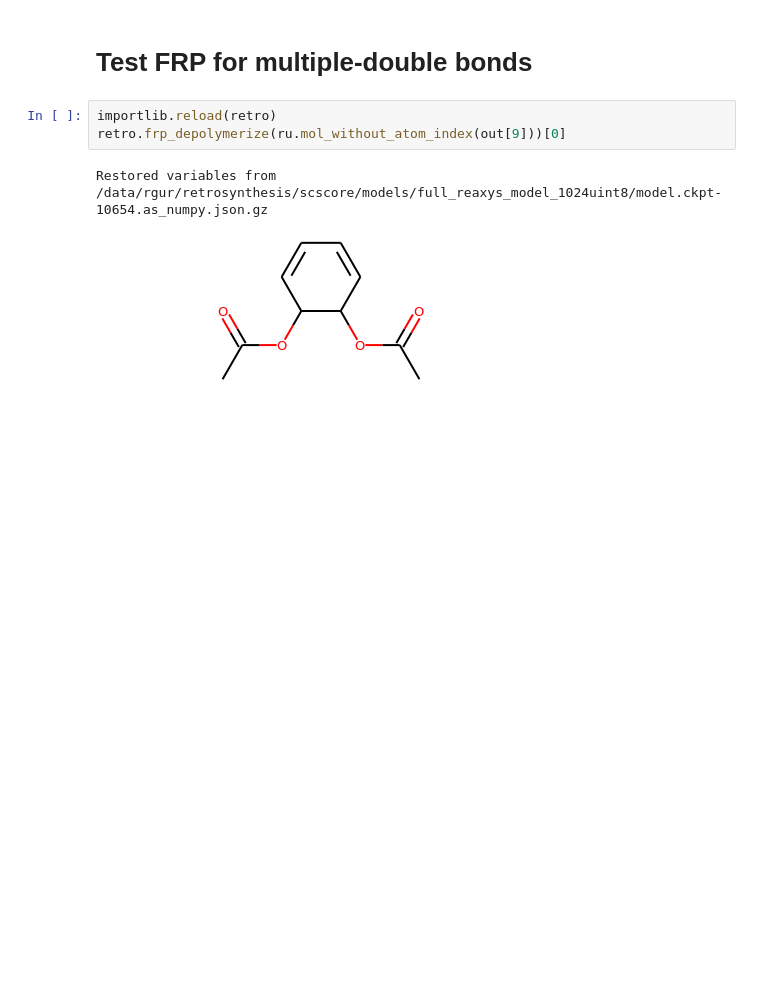
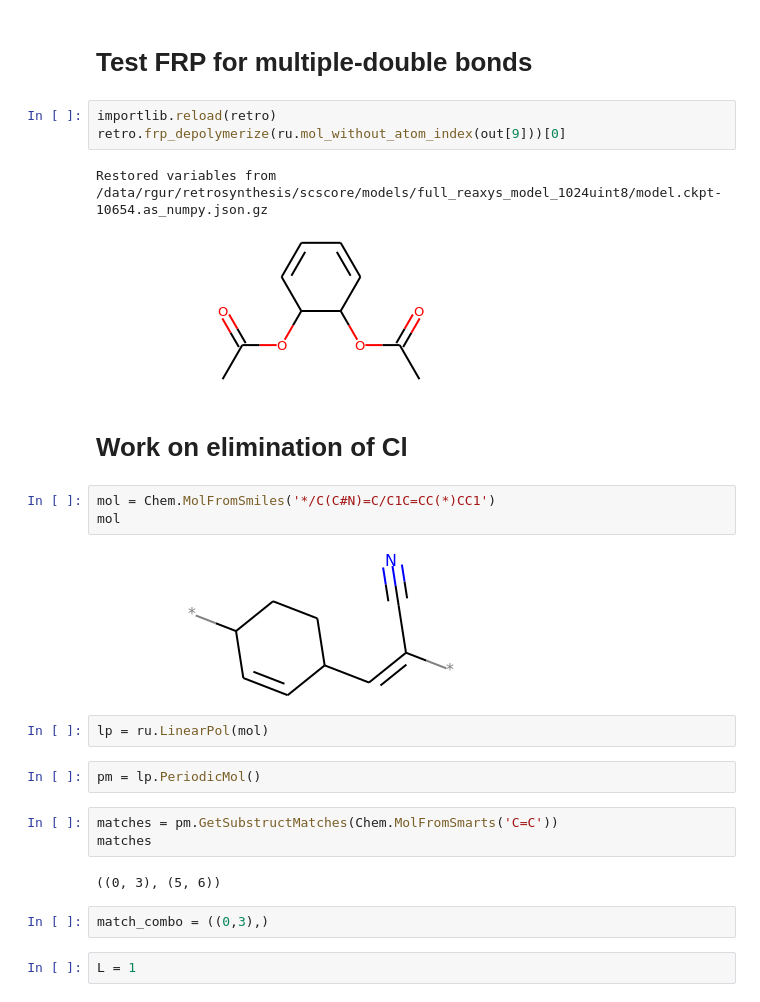
Before and after one commit to rishigurnani/hMOFs-Snurr, a Jupyter notebook: fall20_mse_8803_3.ipynb, the cells around one changed output. Drawn from its saved outputs; the diff is of its cells as text; blank space fills up the shorter version.

```diff
--- a/fall20_mse_8803_3.ipynb
+++ b/fall20_mse_8803_3.ipynb
@@ -1023,3 +1023,23 @@ retro.frp_depolymerize(ru.mol_without_atom_index(out[9]))[0]
 # %% [output]
 Restored variables from /data/rgur/retrosynthesis/scscore/models/full_reaxys_model_1024uint8/model.ckpt-10654.as_numpy.json.gz
 [figure]
+# %% [markdown]
+# Work on elimination of Cl
+# %%
+mol = Chem.MolFromSmiles('*/C(C#N)=C/C1C=CC(*)CC1')
+mol
+# %% [output]
+[figure, added]
+# %%
+lp = ru.LinearPol(mol)
+# %%
+pm = lp.PeriodicMol()
+# %%
+matches = pm.GetSubstructMatches(Chem.MolFromSmarts('C=C'))
+matches
+# %% [output]
+((0, 3), (5, 6))
+# %%
+match_combo = ((0,3),)
+# %%
+L = 1
```
Also changed, not shown: parts of 9 cells of this notebook, 3 other files.
